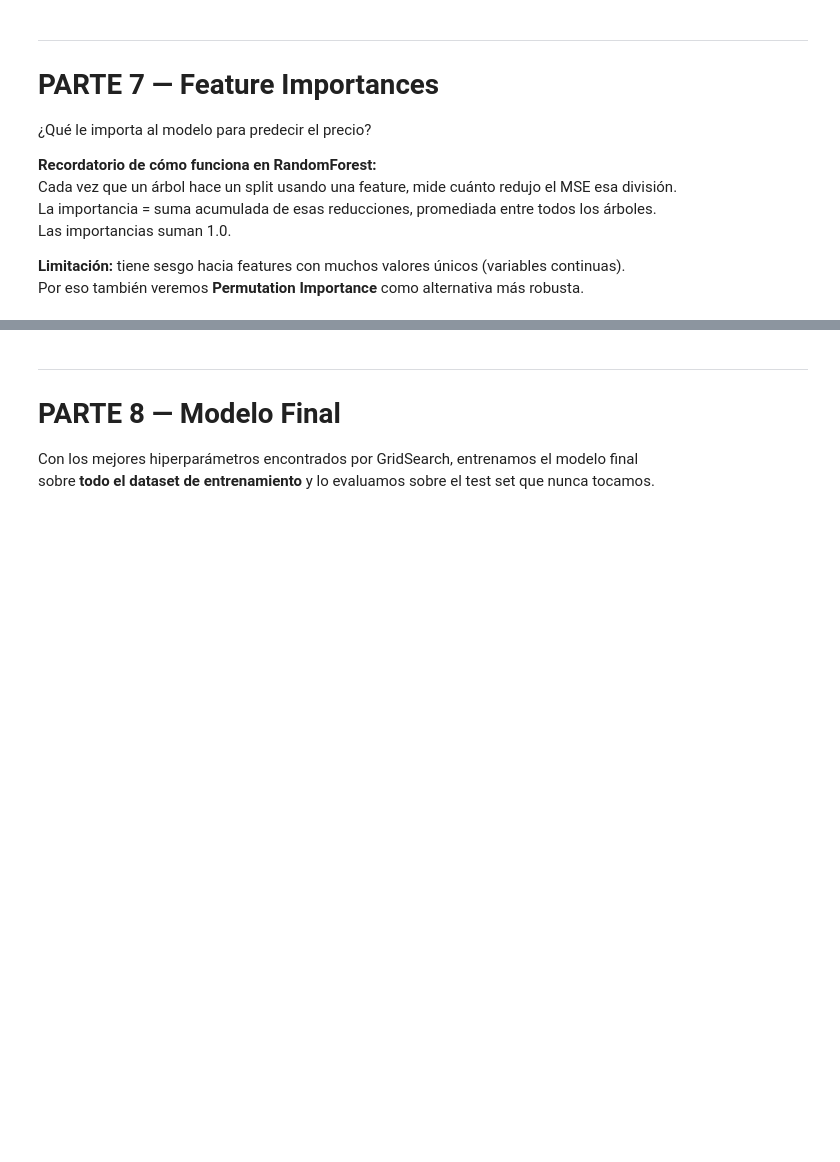
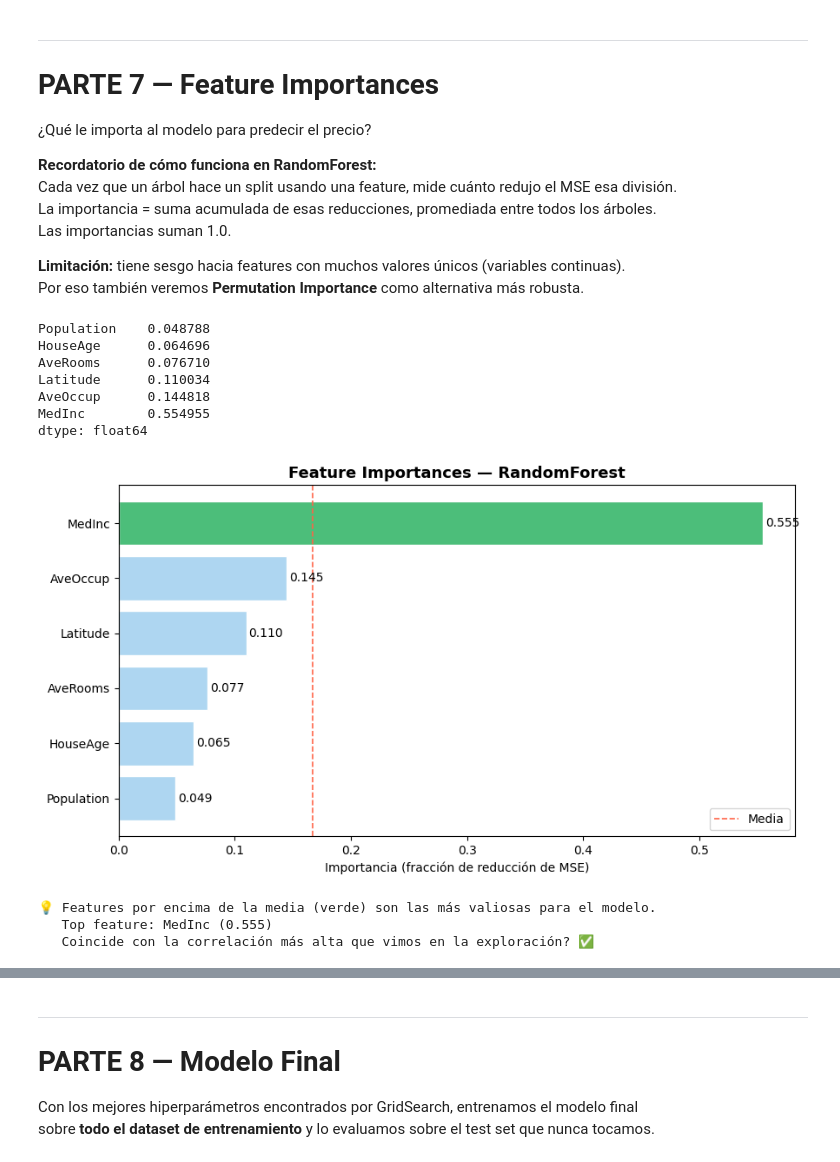
Before and after one commit to CatherineCabreraTT24/S13-Proyecto-del-m-dulo-2, a Jupyter notebook: Webinar 1/Regresion_student_version.ipynb, the cells around one changed output, grey strips where cells are left out. Saved outputs shown, nothing was run; the diff lists cells and outputs as text; code cells hidden in the pictures; blank space fills up the shorter version.

```diff
--- a/Webinar 1/Regresion_student_version.ipynb
+++ b/Webinar 1/Regresion_student_version.ipynb
@@ -155,8 +187,34 @@ print('\n💡 Este es el piso mínimo — cualquier modelo debe superar esto.')
 Un solo split train/test puede darte suerte (o mala suerte). CV te da **K evaluaciones independientes** y con eso una estimación del rendimiento real del modelo con su varianza.
 # %%
 # Dividir en train/test
-# Todas las features son numéricas en este dataset
+X = df.drop(columns=['MedHouseVal', 'sqrt_MedHouseVal', 'Longitude','AveBedrms'])
+y = df['sqrt_MedHouseVal']
 
-# Preprocesador: imputer + scaler para numéricas construirlo
+X_train, X_test, y_train, y_test = train_test_split(X, y, test_size=0.2, random_state=42)
 # %%
+# Column transformer para preprocesamiento
+
+
+preprocessor = ColumnTransformer([
+    ('scaler', StandardScaler(), X.columns.tolist())
+])
+
+
 # Crea los pipelines para cada modelo
+
+pipeline_lr = Pipeline([
+    ('preprocessing', preprocessor),
+    ('model', LinearRegression())
+])
+
+pipeline_rf = Pipeline([
+    ('preprocessing', preprocessor),
+    ('model', RandomForestRegressor(random_state=42))
+])
+
+pipeline_dt = Pipeline([
+    ('preprocessing', preprocessor),
+    ('model', DecisionTreeRegressor(random_state=42))
+])
+
+pipeline_rf
@@ -193,7 +268,7 @@ GridSearch busca sistemáticamente la mejor combinación.
 # Grid de hiperparámetros (prefijo 'model__' para referencias dentro del pipeline)
 param_grid = {
     'model__n_estimators':    [100, 200],
-    'model__max_depth':       [10, 20, None],
+    'model__max_depth':       [10, 20],
     'model__min_samples_split': [2, 5]
 }
 
@@ -232,34 +341,51 @@ Por eso también veremos **Permutation Importance** como alternativa más robust
 # %%
 best_model = grid_search.best_estimator_
 
 # Extraer importancias del RandomForest dentro del pipeline
 rf_model = best_model.named_steps['model']
-feature_names = features_num  # en este dataset todas son numéricas
+feature_names = X.columns.tolist()
 
 importancias = pd.Series(
     rf_model.feature_importances_,
     index=feature_names
 ).sort_values(ascending=True)
+
+
+print(importancias)
+
+
 
 # Plot
 fig, ax = plt.subplots(figsize=(9, 5))
 colors_imp = ['#4CBE7A' if v > importancias.mean() else '#AED6F1' for v in importancias]
 bars = ax.barh(importancias.index, importancias.values, color=colors_imp, edgecolor='white')
 ax.axvline(importancias.mean(), color='tomato', linestyle='--', linewidth=1.2, label='Media')
 ax.set_title('Feature Importances — RandomForest', fontsize=13, fontweight='bold')
 ax.set_xlabel('Importancia (fracción de reducción de MSE)')
 ax.legend()
 
 for bar, val in zip(bars, importancias.values):
     ax.text(val + 0.002, bar.get_y() + bar.get_height()/2,
             f'{val:.3f}', va='center', fontsize=10)
 
 plt.tight_layout()
 plt.show()
 
 print('\n💡 Features por encima de la media (verde) son las más valiosas para el modelo.')
 print(f'   Top feature: {importancias.idxmax()} ({importancias.max():.3f})')
 print(f'   Coincide con la correlación más alta que vimos en la exploración? ✅')
+# %% [output]
+Population    0.048788
+HouseAge      0.064696
+AveRooms      0.076710
+Latitude      0.110034
+AveOccup      0.144818
+MedInc        0.554955
+dtype: float64
+[figure, added]
+💡 Features por encima de la media (verde) son las más valiosas para el modelo.
+   Top feature: MedInc (0.555)
+   Coincide con la correlación más alta que vimos en la exploración? ✅
 # %%
 # Permutation Importance — más robusta, no tiene sesgo de cardinalidad
 from sklearn.inspection import permutation_importance
```
Also changed, not shown: parts of 13 cells of this notebook, 1 other file.
